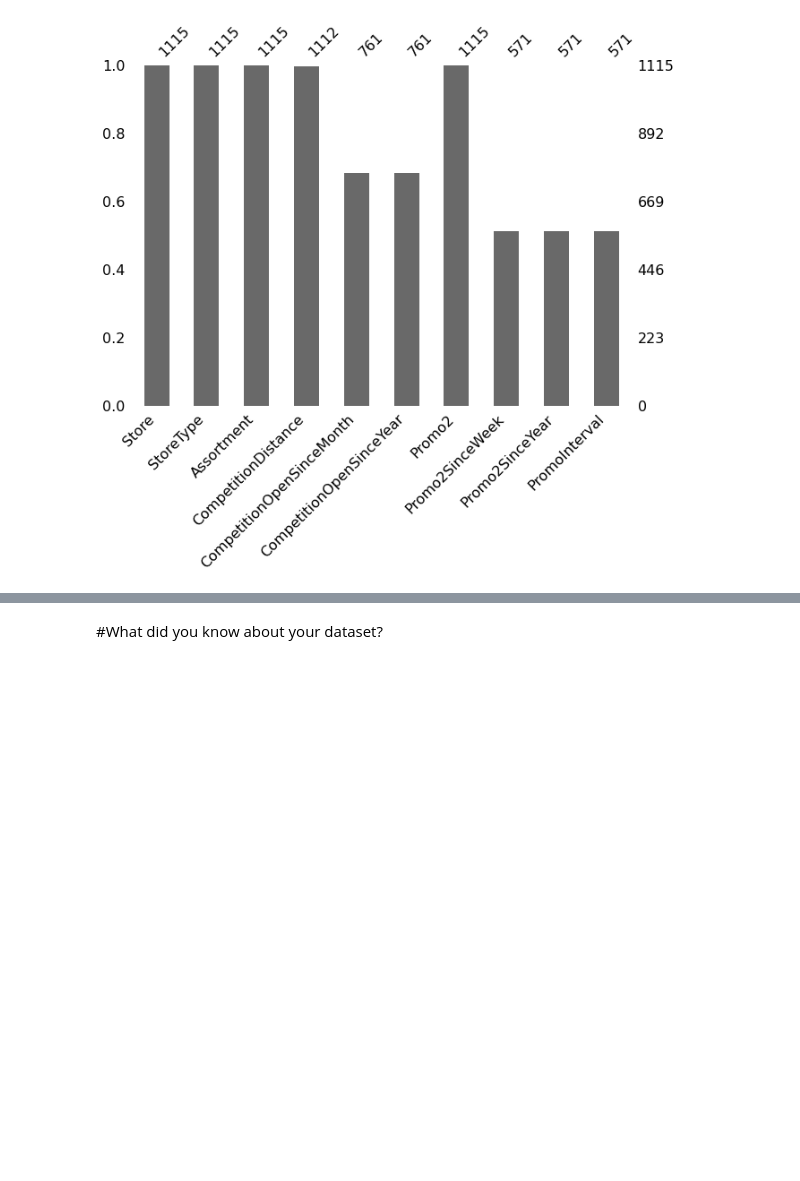
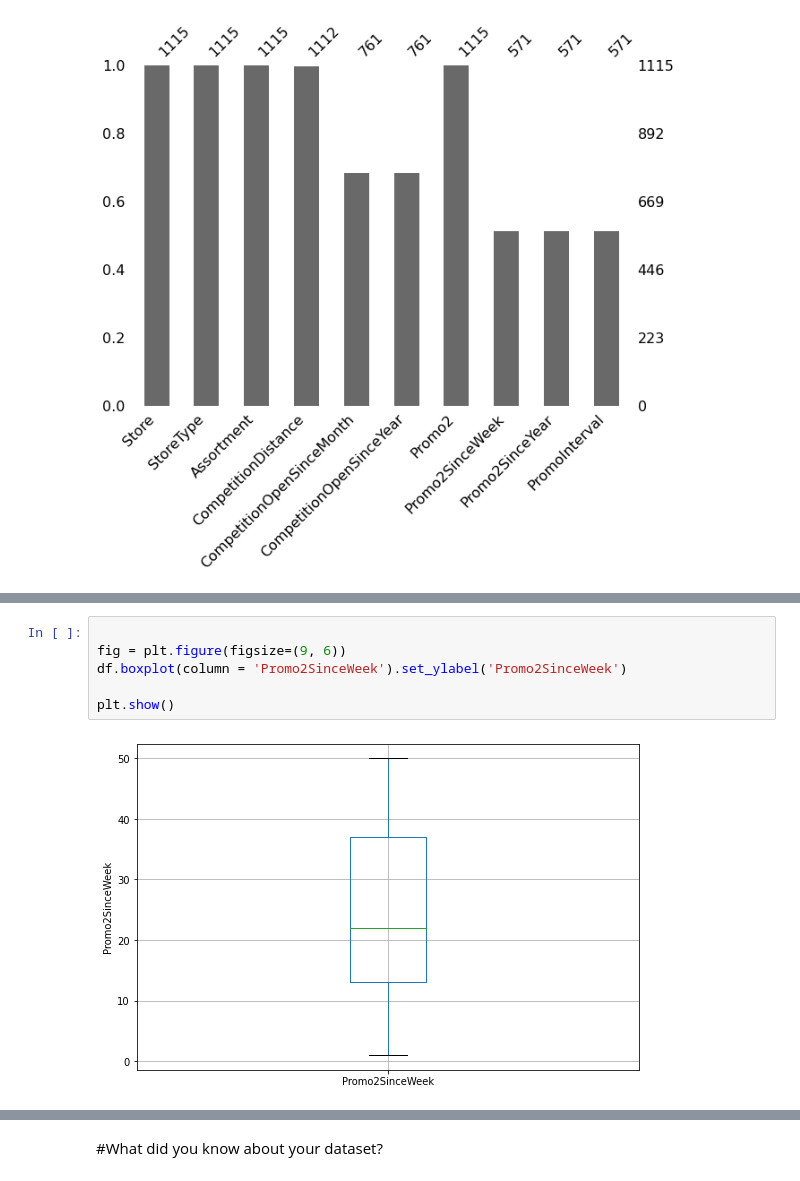
Before and after one commit to Shambhurajdesai/Project, a Jupyter notebook: Capstone_II.ipynb, the cells around one changed output, grey strips where cells are left out. Saved outputs shown, nothing was run; the diff lists cells and outputs as text; blank space fills up the shorter version.

```diff
--- a/Capstone_II.ipynb
+++ b/Capstone_II.ipynb
@@ -98,0 +105,8 @@ msno.bar(df,figsize=(10,7))
+# %%
+
+fig = plt.figure(figsize=(9, 6))
+df.boxplot(column = 'Promo2SinceWeek').set_ylabel('Promo2SinceWeek')
+
+plt.show()
+# %% [output]
+[figure, added]
```
Also changed, not shown: parts of 15 cells of this notebook.
